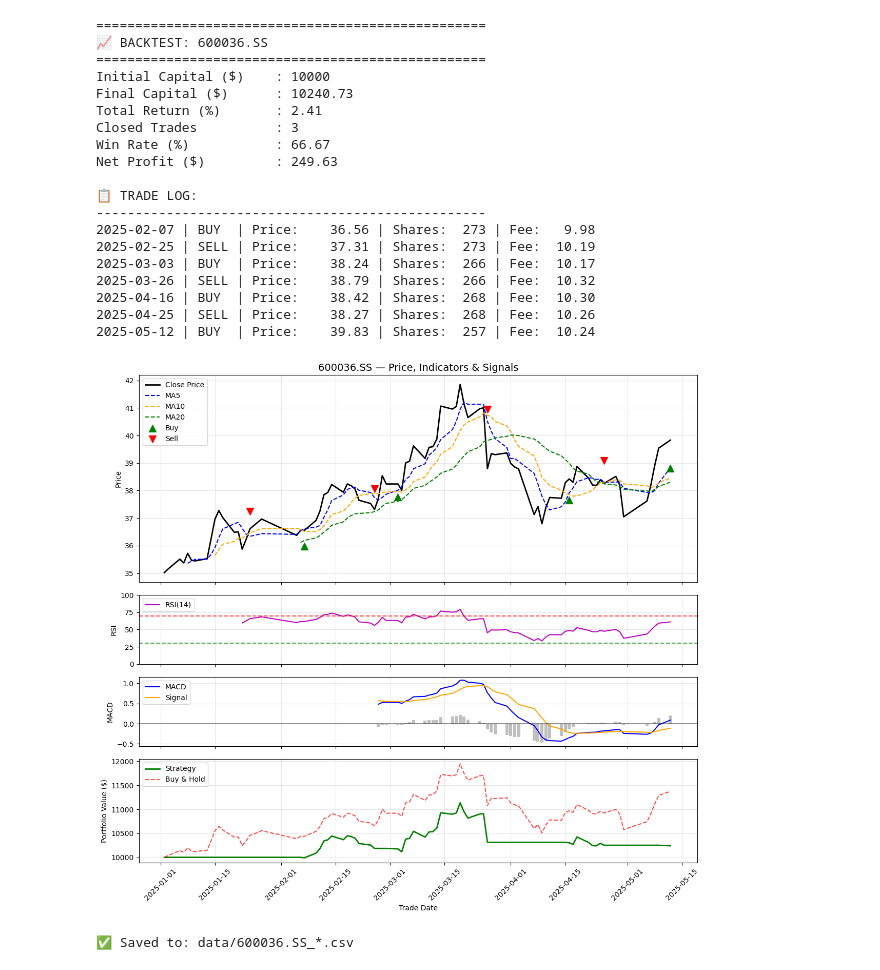
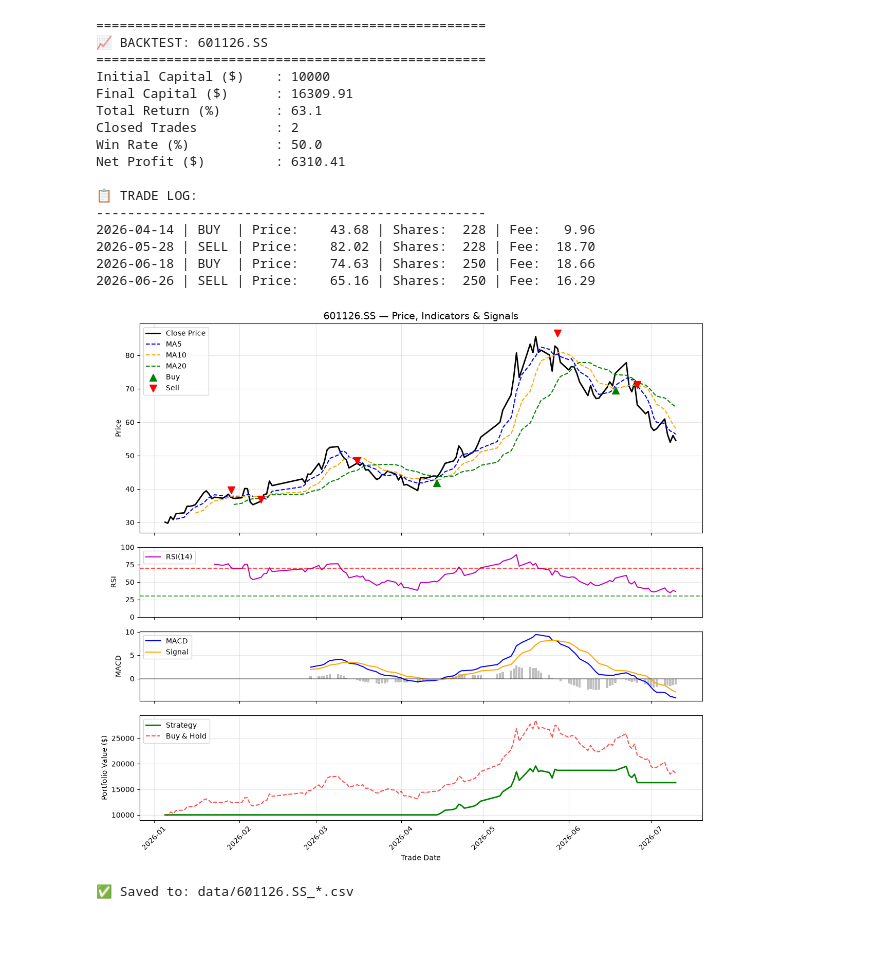
Before and after one commit to liqinsg/quant_code, a Jupyter notebook: 5_moving_average_a_stocks.ipynb, the cells around one changed output. Drawn from its saved outputs; the diff is of its cells as text; code cells hidden in the pictures; blank space fills up the shorter version.

```diff
--- a/5_moving_average_a_stocks.ipynb
+++ b/5_moving_average_a_stocks.ipynb
@@ -13,9 +13,9 @@ import talib
 # ==============================================
 # Pick any ticker from the list below
 # TICKER = "600519.SS"       # Guizhou Maotai
-TICKER = "600036.SS"       # Guizhou Maotai
-START_DATE = "2025-01-01"
-END_DATE = "2025-05-13"
+TICKER = "601126.SS"       # Guizhou Maotai
+START_DATE = "2026-01-01"
+END_DATE = "2026-07-13"
 INITIAL_CAPITAL = 10000
 TRANSACTION_FEE_RATE = 0.001  # 0.1% per trade
 
@@ -184,46 +184,43 @@ def run_strategy(ticker, start, end, capital, fee_rate):
     bt_df["BuyHold_Value"] = capital * (bt_df["close"] / bt_df["close"].iloc[0])
     ax4.plot(bt_df["trade_date"], bt_df["Portfolio_Value"], "g", lw=2, label="Strategy")
     ax4.plot(bt_df["trade_date"], bt_df["BuyHold_Value"], "r--", alpha=0.7, label="Buy & Hold")
     ax4.set_xlabel("Trade Date")
     ax4.set_ylabel("Portfolio Value ($)")
     ax4.legend(loc="upper left")
     ax4.grid(alpha=0.3)
 
     plt.xticks(rotation=45)
     plt.tight_layout()
     plt.show()
 
     # Save output
     df.to_csv(f"data/{ticker}_indicators.csv", index=False)
     bt_df.to_csv(f"data/{ticker}_backtest.csv", index=False)
     print(f"\n✅ Saved to: data/{ticker}_*.csv")
 
     return summary, bt_df, trades
 
 # ==============================================
 # ▶️ RUN
 # ==============================================
 run_strategy(TICKER, START_DATE, END_DATE, INITIAL_CAPITAL, TRANSACTION_FEE_RATE)
 # %% [output]
 ==================================================
-📈 BACKTEST: 600036.SS
+📈 BACKTEST: 601126.SS
 ==================================================
 Initial Capital ($)    : 10000
-Final Capital ($)      : 10240.73
-Total Return (%)       : 2.41
-Closed Trades          : 3
-Win Rate (%)           : 66.67
-Net Profit ($)         : 249.63
+Final Capital ($)      : 16309.91
+Total Return (%)       : 63.1
+Closed Trades          : 2
+Win Rate (%)           : 50.0
+Net Profit ($)         : 6310.41
 
 📋 TRADE LOG:
 --------------------------------------------------
-2025-02-07 | BUY  | Price:    36.56 | Shares:  273 | Fee:   9.98
-2025-02-25 | SELL | Price:    37.31 | Shares:  273 | Fee:  10.19
-2025-03-03 | BUY  | Price:    38.24 | Shares:  266 | Fee:  10.17
-2025-03-26 | SELL | Price:    38.79 | Shares:  266 | Fee:  10.32
-2025-04-16 | BUY  | Price:    38.42 | Shares:  268 | Fee:  10.30
-2025-04-25 | SELL | Price:    38.27 | Shares:  268 | Fee:  10.26
-2025-05-12 | BUY  | Price:    39.83 | Shares:  257 | Fee:  10.24
+2026-04-14 | BUY  | Price:    43.68 | Shares:  228 | Fee:   9.96
+2026-05-28 | SELL | Price:    82.02 | Shares:  228 | Fee:  18.70
+2026-06-18 | BUY  | Price:    74.63 | Shares:  250 | Fee:  18.66
+2026-06-26 | SELL | Price:    65.16 | Shares:  250 | Fee:  16.29
-[figure, old version]
+[figure, new version]
-✅ Saved to: data/600036.SS_*.csv
+✅ Saved to: data/601126.SS_*.csv
 ({'Initial Capital ($)': 10000,
```
Also changed, not shown: parts of 1 cell of this notebook, 38 other files.
